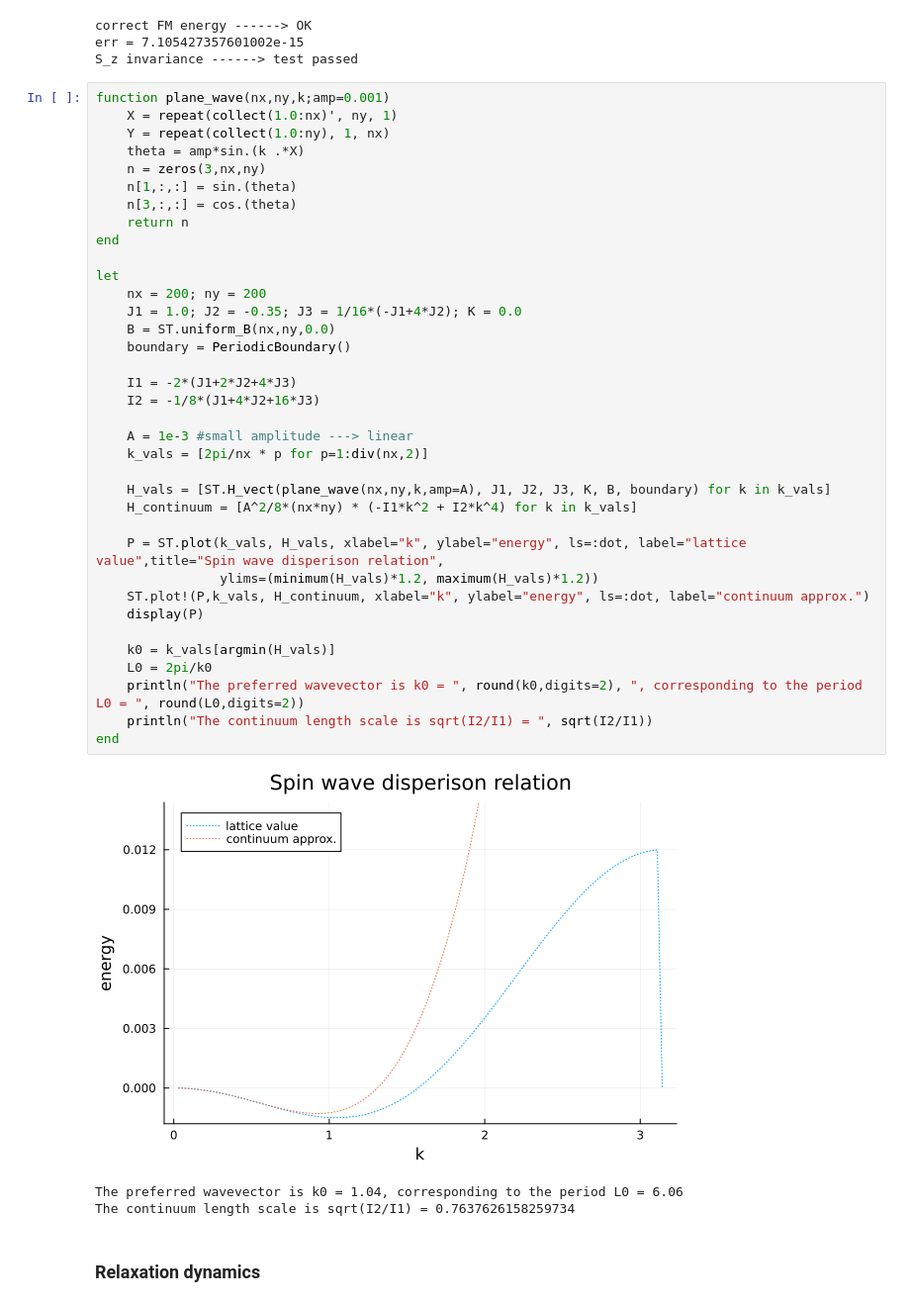
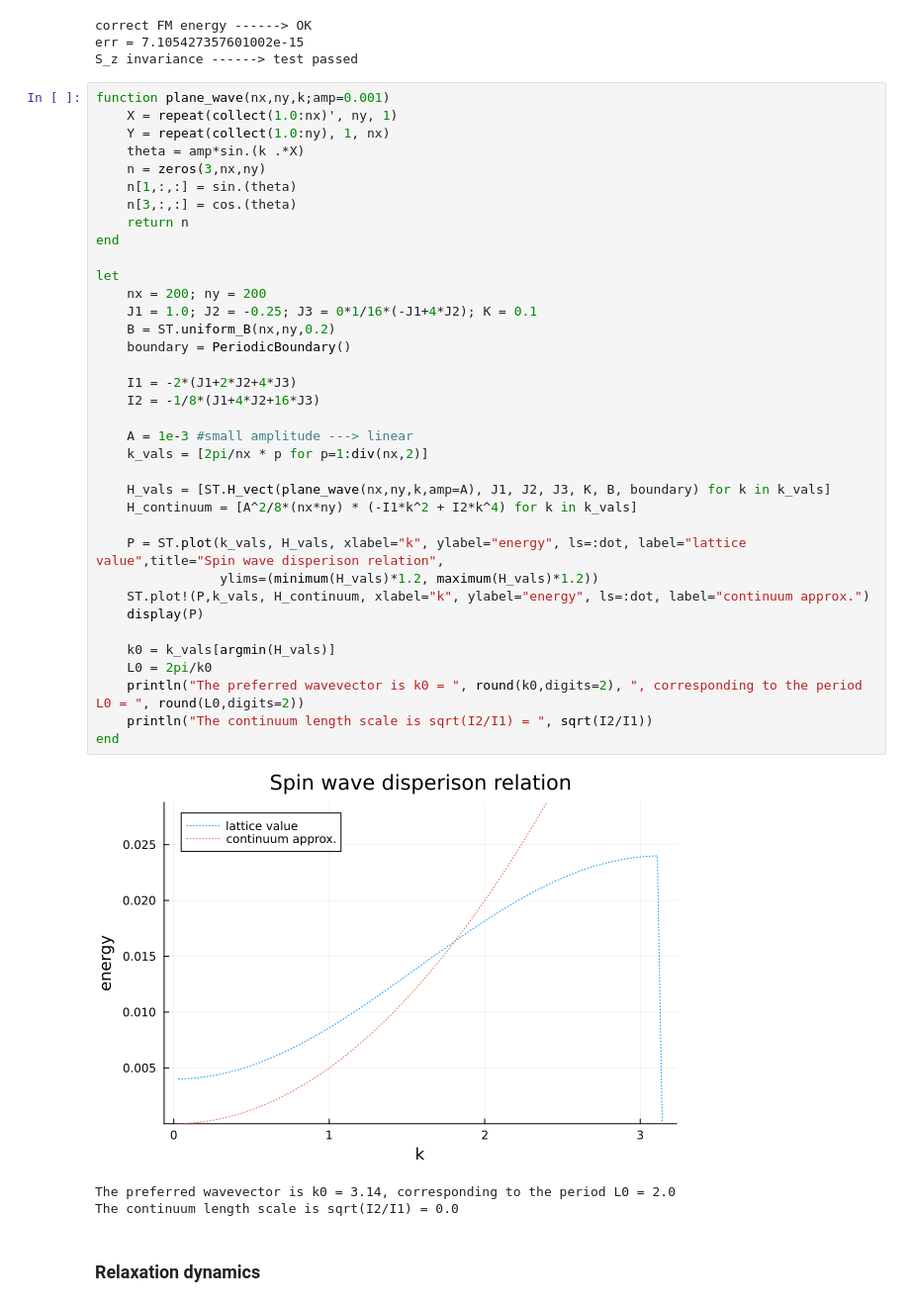
Before and after one commit to jan-chelmecki/skyrmion-tunnelling, a Jupyter notebook: notebooks/chapter_1_Energetics.ipynb, the cells around one changed output. Shown at 99% size. Saved outputs shown, nothing was run; the diff lists cells and outputs as text.

```diff
--- a/notebooks/chapter_1_Energetics.ipynb
+++ b/notebooks/chapter_1_Energetics.ipynb
@@ -37,38 +26,38 @@ function plane_wave(nx,ny,k;amp=0.001)
     n = zeros(3,nx,ny)
     n[1,:,:] = sin.(theta)
     n[3,:,:] = cos.(theta)
     return n
 end
 
 let
     nx = 200; ny = 200
-    J1 = 1.0; J2 = -0.35; J3 = 1/16*(-J1+4*J2); K = 0.0
-    B = ST.uniform_B(nx,ny,0.0)
+    J1 = 1.0; J2 = -0.25; J3 = 0*1/16*(-J1+4*J2); K = 0.1
+    B = ST.uniform_B(nx,ny,0.2)
     boundary = PeriodicBoundary()
 
     I1 = -2*(J1+2*J2+4*J3)
     I2 = -1/8*(J1+4*J2+16*J3)
 
     A = 1e-3 #small amplitude ---> linear
     k_vals = [2pi/nx * p for p=1:div(nx,2)]
 
     H_vals = [ST.H_vect(plane_wave(nx,ny,k,amp=A), J1, J2, J3, K, B, boundary) for k in k_vals]
     H_continuum = [A^2/8*(nx*ny) * (-I1*k^2 + I2*k^4) for k in k_vals]
 
     P = ST.plot(k_vals, H_vals, xlabel="k", ylabel="energy", ls=:dot, label="lattice value",title="Spin wave disperison relation",
                 ylims=(minimum(H_vals)*1.2, maximum(H_vals)*1.2))
     ST.plot!(P,k_vals, H_continuum, xlabel="k", ylabel="energy", ls=:dot, label="continuum approx.")
     display(P)
 
     k0 = k_vals[argmin(H_vals)]
     L0 = 2pi/k0
     println("The preferred wavevector is k0 = ", round(k0,digits=2), ", corresponding to the period L0 = ", round(L0,digits=2))
     println("The continuum length scale is sqrt(I2/I1) = ", sqrt(I2/I1))
 end
 # %% [output]
-[figure, old version]
+[figure, new version]
-The preferred wavevector is k0 = 1.04, corresponding to the period L0 = 6.06
-The continuum length scale is sqrt(I2/I1) = 0.7637626158259734
+The preferred wavevector is k0 = 3.14, corresponding to the period L0 = 2.0
+The continuum length scale is sqrt(I2/I1) = 0.0
 # %% [markdown]
 ### Relaxation dynamics
 # %% [markdown]
```
Also changed, not shown: parts of 5 cells of this notebook, 5 other files.
